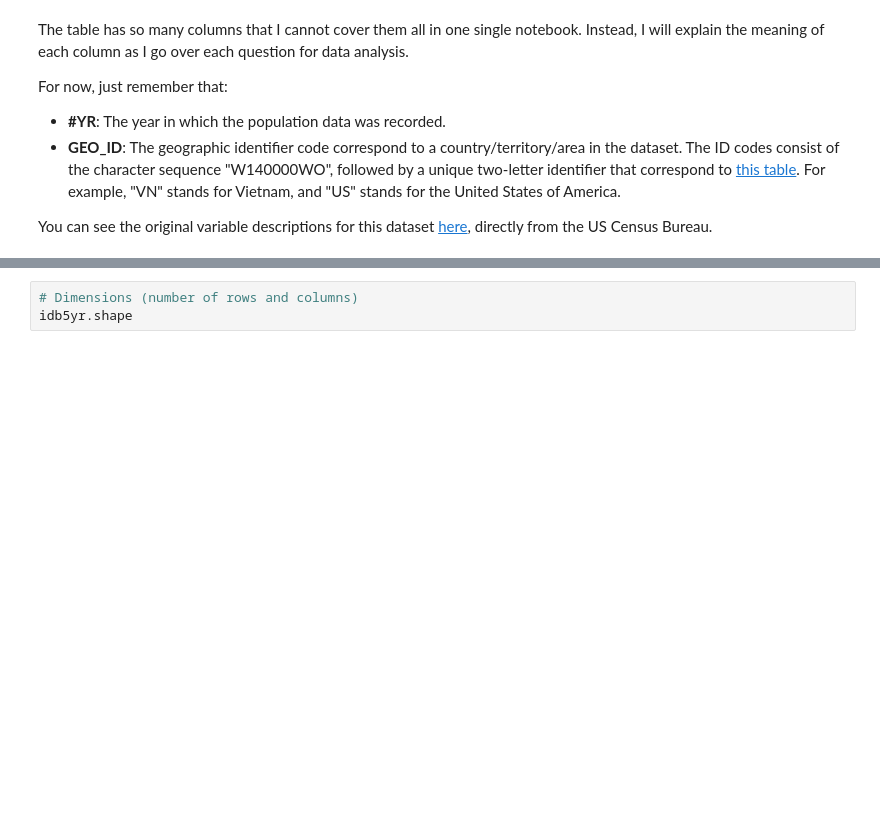
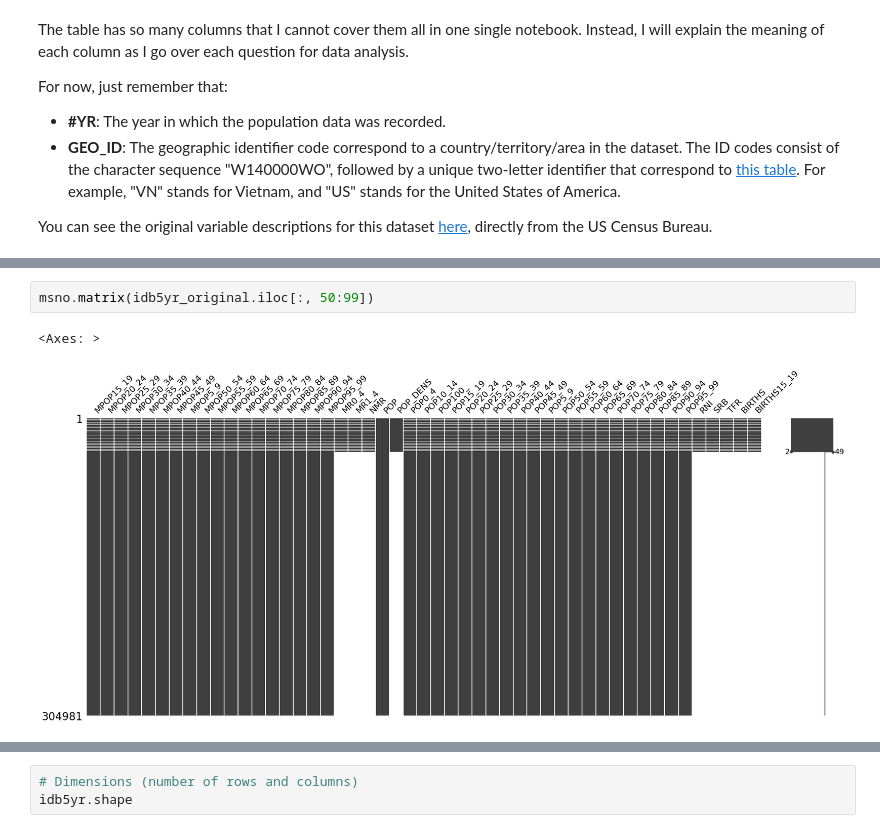
Before and after one commit to thaianle/international-database, a Jupyter notebook: idb5yr-python.ipynb, the cells around one changed output, grey strips where cells are left out. Cells and saved outputs as stored; diff of their text form; blank space fills up the shorter version.

```diff
--- a/idb5yr-python.ipynb
+++ b/idb5yr-python.ipynb
@@ -44,0 +96,5 @@ You can see the original variable descriptions for this dataset [here](https://a
+# %%
+msno.matrix(idb5yr_original.iloc[:, 50:99])
+# %% [output]
+<Axes: >
+[figure, added]
```
Also changed, not shown: parts of 15 cells of this notebook.
